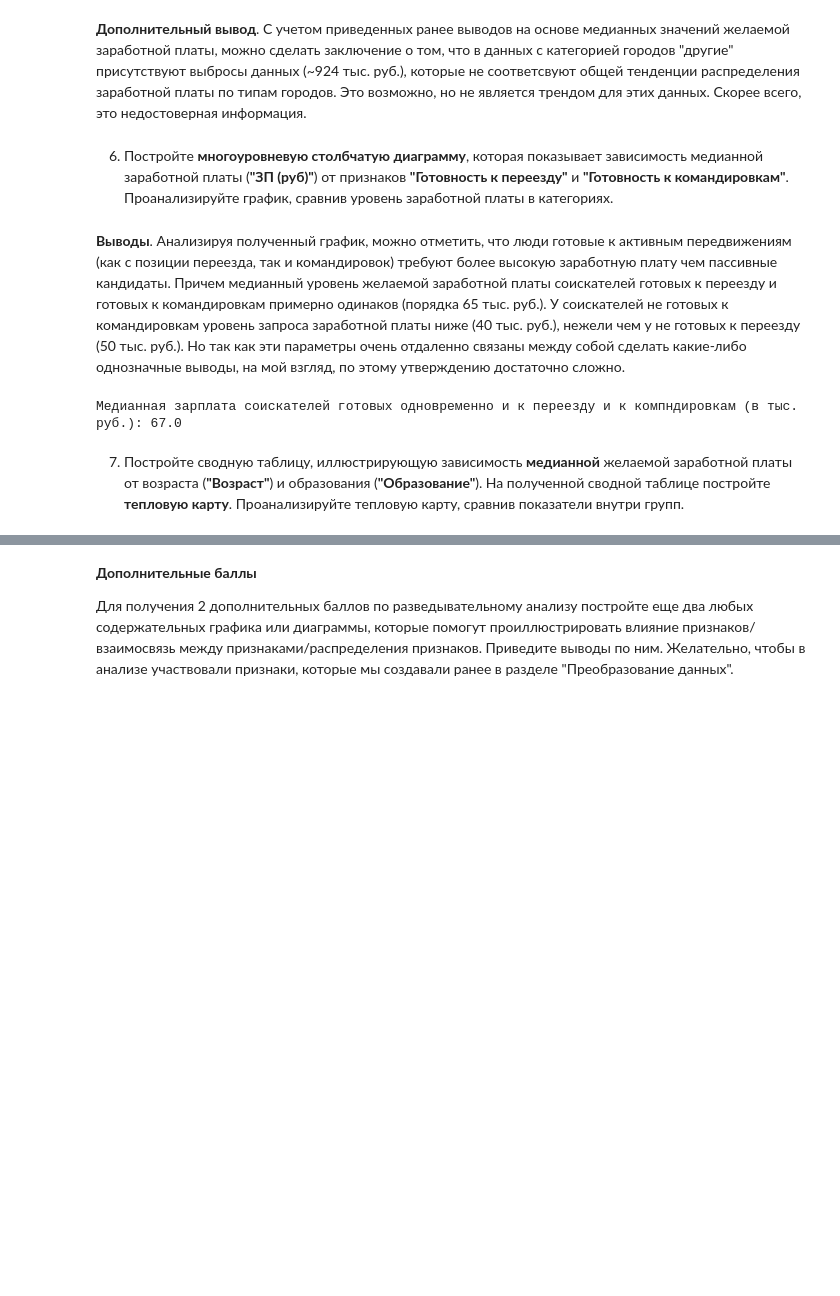
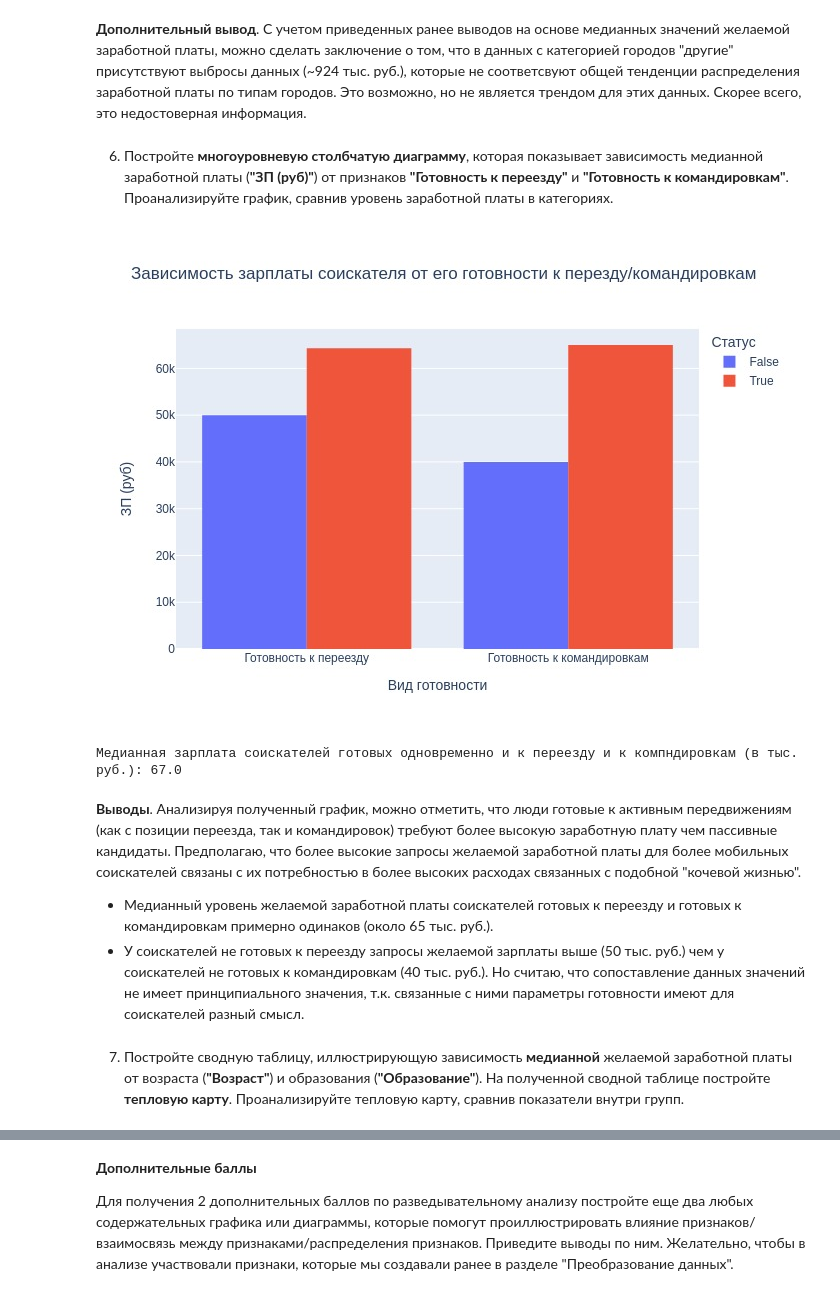
Before and after one commit to SignZ2021/sf-data-science, a Jupyter notebook: project_1/Анализ вакансий (hh.ru).ipynb, the cells around one changed output, grey strips where cells are left out. Cells and saved outputs as stored; diff of their text form; code cells hidden in the pictures; blank space fills up the shorter version.

```diff
--- a/project_1/Анализ вакансий (hh.ru).ipynb
+++ b/project_1/Анализ вакансий (hh.ru).ipynb
@@ -629,51 +629,50 @@ fig.show(renderer='jpg')
 # %% [markdown]
 **Дополнительный вывод**. С учетом приведенных ранее выводов на основе медианных значений желаемой заработной платы, можно сделать заключение о том, что в данных с категорией городов "другие" присутствуют выбросы данных (~924 тыс. руб.), которые не соответсвуют общей тенденции распределения заработной платы по типам городов. Это возможно, но не является трендом для этих данных. Скорее всего, это недостоверная информация.
 # %% [markdown]
-6. Постройте **многоуровневую столбчатую диаграмму**, которая показывает зависимость медианной заработной платы (**"ЗП (руб)"**) от признаков **"Готовность к переезду"** и **"Готовность к командировкам"**. Проанализируйте график, сравнив уровень заработной платы в категориях.
+6) Постройте **многоуровневую столбчатую диаграмму**, которая показывает зависимость медианной заработной платы (**"ЗП (руб)"**) от признаков **"Готовность к переезду"** и **"Готовность к командировкам"**. Проанализируйте график, сравнив уровень заработной платы в категориях.
 # %%
-# Подготовка данных...
+# Подготовка данных для вывода диаграммы...
 # ...по готовности к переезду
 temp_data = df.groupby(
     by='Готовность к переезду',
     as_index=False
 )['ЗП (руб)'].median()
-#print(temp_data)
 bar_data = temp_data.copy()
 bar_data.rename(columns={'Готовность к переезду': 'Статус'}, inplace=True)
 bar_data['Вид готовности'] = ['Готовность к переезду', 'Готовность к переезду']
 # ...по готовности к командировкам
 temp_data = df.groupby(
     by='Готовность к командировкам',
     as_index=False
 )['ЗП (руб)'].median()
 temp_data.rename(columns={'Готовность к командировкам': 'Статус'}, inplace=True)
 temp_data['Вид готовности'] = ['Готовность к командировкам', 'Готовность к командировкам']
-#print(temp_data)
-# ...слияние в единую таблицу
+# ...построчное слияние в единую таблицу
 bar_data =pd.concat([bar_data, temp_data], ignore_index=True, axis=0)
-#print(bar_data)
 
 # Формирование столбчатой диаграммы
 fig = px.histogram(
     data_frame=bar_data,
     x='Вид готовности',
     y='ЗП (руб)',
     color='Статус',
     barmode='group',
-    title='Зависимость медианной желаемой заработной платы от готовности соискателя к перезду и командировкам'
+    title='Зависимость зарплаты соискателя от его готовности к перезду/командировкам'
 )
 fig.update_layout(yaxis_title='ЗП (руб)')
-fig.show()
+fig.show(renderer='jpg')
+
+mask = df['Готовность к переезду'] & df['Готовность к командировкам']
+print('Медианная зарплата соискателей готовых одновременно и к переезду и к компндировкам (в тыс. руб.):', round(df[mask]['ЗП (руб)'].median()/1000, 0))
+# %% [output]
+[figure, added]
+Медианная зарплата соискателей готовых одновременно и к переезду и к компндировкам (в тыс. руб.): 67.0
 # %% [markdown]
-**Выводы**. Анализируя полученный график, можно отметить, что люди готовые к активным передвижениям (как с позиции переезда, так и командировок) требуют более высокую заработную плату чем пассивные кандидаты. Причем медианный уровень желаемой заработной платы соискателей готовых к переезду и готовых к командировкам примерно одинаков (порядка 65 тыс. руб.). У соискателей не готовых к командировкам уровень запроса заработной платы ниже (40 тыс. руб.), нежели чем у не готовых к переезду (50 тыс. руб.). Но так как эти параметры очень отдаленно связаны между собой сделать какие-либо однозначные выводы, на мой взгляд, по этому утверждению достаточно сложно.
+**Выводы**. Анализируя полученный график, можно отметить, что люди готовые к активным передвижениям (как с позиции переезда, так и командировок) требуют более высокую заработную плату чем пассивные кандидаты. Предполагаю, что более высокие запросы желаемой заработной платы для более мобильных соискателей связаны с их потребностью в более высоких расходах связанных с подобной "кочевой жизнью".
+* Медианный уровень желаемой заработной платы соискателей готовых к переезду и готовых к командировкам примерно одинаков (около 65 тыс. руб.).
+* У соискателей не готовых к переезду запросы желаемой зарплаты выше (50 тыс. руб.) чем у соискателей не готовых к командировкам (40 тыс. руб.). Но считаю, что сопоставление данных значений не имеет принципиального значения, т.к. связанные с ними параметры готовности имеют для соискателей разный смысл.
-# %%
-# Формирование ответа на вопрос задания 4.6
-mask = df['Готовность к переезду'] & df['Готовность к командировкам']
-print('Медианная зарплата соискателей готовых одновременно и к переезду и к компндировкам (в тыс. руб.):', round(df[mask]['ЗП (руб)'].median()/1000, 0))
-# %% [output]
-Медианная зарплата соискателей готовых одновременно и к переезду и к компндировкам (в тыс. руб.): 67.0
 # %% [markdown]
-7. Постройте сводную таблицу, иллюстрирующую зависимость **медианной** желаемой заработной платы от возраста (**"Возраст"**) и образования (**"Образование"**). На полученной сводной таблице постройте **тепловую карту**. Проанализируйте тепловую карту, сравнив показатели внутри групп.
+7) Постройте сводную таблицу, иллюстрирующую зависимость **медианной** желаемой заработной платы от возраста (**"Возраст"**) и образования (**"Образование"**). На полученной сводной таблице постройте **тепловую карту**. Проанализируйте тепловую карту, сравнив показатели внутри групп.
 # %%
 # Подготовка данных для построения тепловой карты
 hm_data = df.pivot_table(
```
Also changed, not shown: parts of 8 cells of this notebook.
